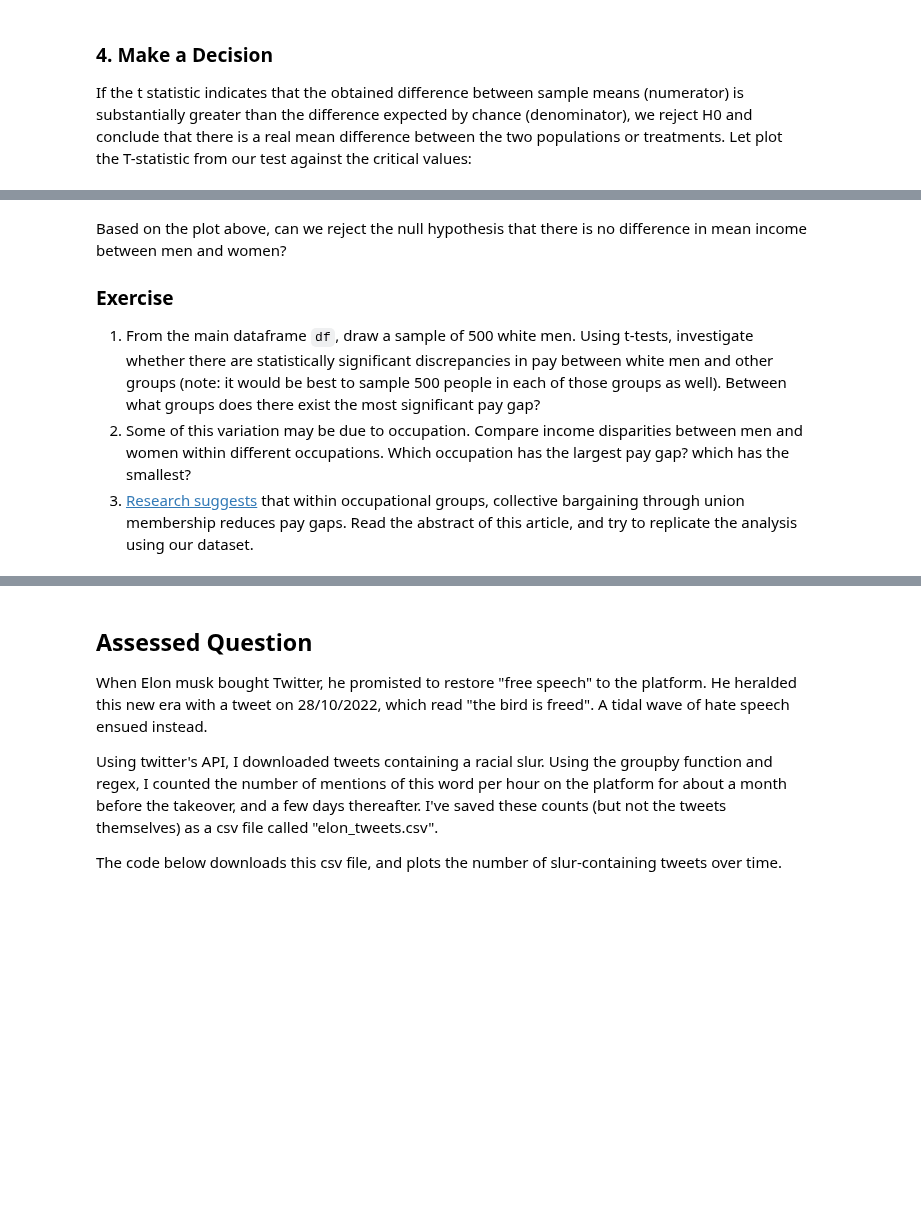
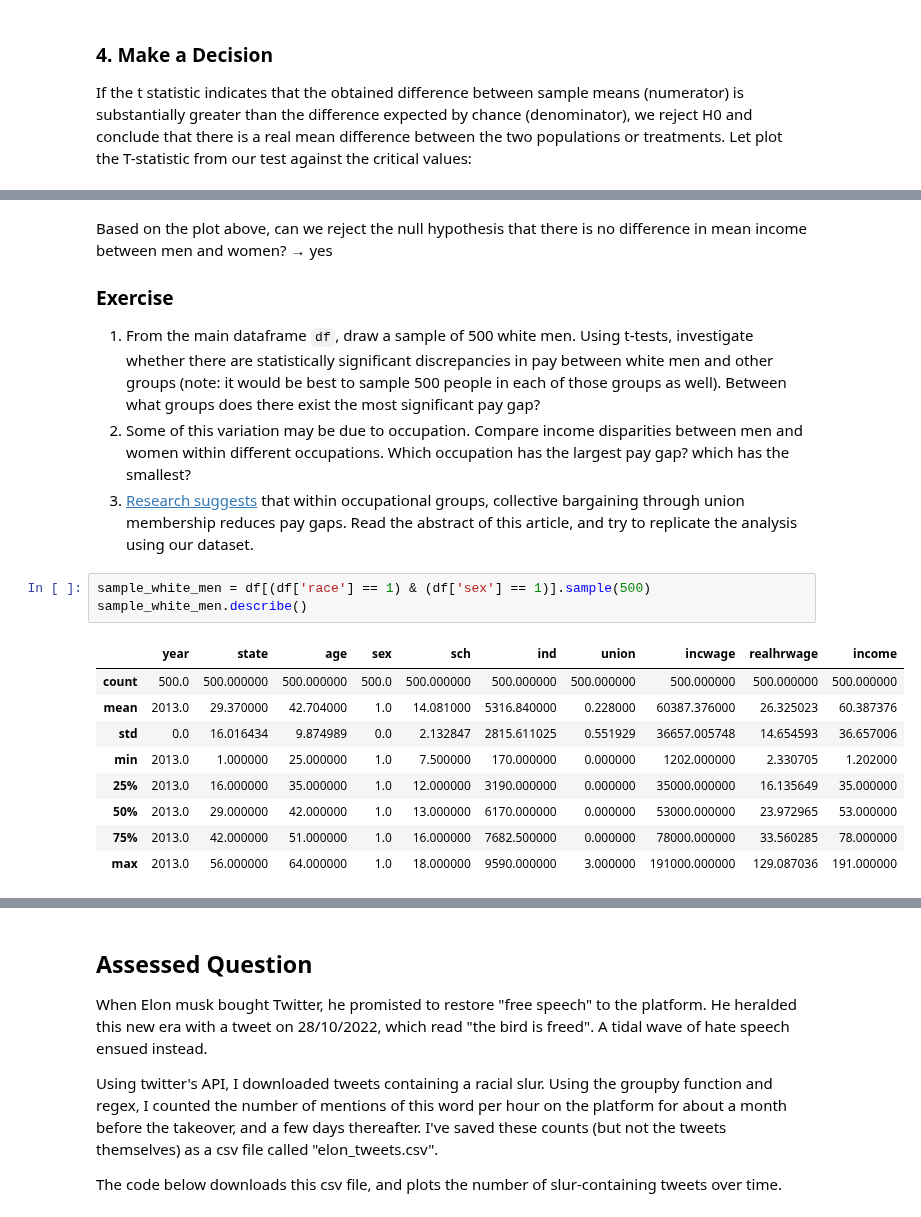
Before and after one commit to mizukihiruma/QM2, a Jupyter notebook: notebooks/W07. Hypothesis Testing.ipynb, the cells around one changed output, grey strips where cells are left out. Drawn from its saved outputs; the diff is of its cells as text; blank space fills up the shorter version.

```diff
--- a/notebooks/W07. Hypothesis Testing.ipynb
+++ b/notebooks/W07. Hypothesis Testing.ipynb
@@ -289,8 +291,22 @@ plot_z(t) # plot the test statistic on the z distribution
 # %% [markdown]
 Based on the plot above, can we reject the null hypothesis that there is no difference in mean income between men and women?
+→ yes
 
 ### Exercise
 
 1. From the main dataframe `df`, draw a sample of 500 white men. Using t-tests, investigate whether there are statistically significant discrepancies in pay between white men and other groups (note: it would be best to sample 500 people in each of those groups as well). Between what groups does there exist the most significant pay gap?
 2. Some of this variation may be due to occupation. Compare income disparities between men and women within different occupations. Which occupation has the largest pay gap? which has the smallest?
 3. [Research suggests](https://journals.sagepub.com/doi/abs/10.1177/0730888401028004005) that within occupational groups, collective bargaining through union membership reduces pay gaps. Read the abstract of this article, and try to replicate the analysis using our dataset.
+# %%
+sample_white_men = df[(df['race'] == 1) & (df['sex'] == 1)].sample(500)
+sample_white_men.describe()
+# %% [output]
+|  | year | state | age | sex | sch | ind | union | incwage | realhrwage | income |
+| count | 500.0 | 500.000000 | 500.000000 | 500.0 | 500.000000 | 500.000000 | 500.000000 | 500.000000 | 500.000000 | 500.000000 |
+| mean | 2013.0 | 29.370000 | 42.704000 | 1.0 | 14.081000 | 5316.840000 | 0.228000 | 60387.376000 | 26.325023 | 60.387376 |
+| std | 0.0 | 16.016434 | 9.874989 | 0.0 | 2.132847 | 2815.611025 | 0.551929 | 36657.005748 | 14.654593 | 36.657006 |
+| min | 2013.0 | 1.000000 | 25.000000 | 1.0 | 7.500000 | 170.000000 | 0.000000 | 1202.000000 | 2.330705 | 1.202000 |
+| 25% | 2013.0 | 16.000000 | 35.000000 | 1.0 | 12.000000 | 3190.000000 | 0.000000 | 35000.000000 | 16.135649 | 35.000000 |
+| 50% | 2013.0 | 29.000000 | 42.000000 | 1.0 | 13.000000 | 6170.000000 | 0.000000 | 53000.000000 | 23.972965 | 53.000000 |
+| 75% | 2013.0 | 42.000000 | 51.000000 | 1.0 | 16.000000 | 7682.500000 | 0.000000 | 78000.000000 | 33.560285 | 78.000000 |
+| max | 2013.0 | 56.000000 | 64.000000 | 1.0 | 18.000000 | 9590.000000 | 3.000000 | 191000.000000 | 129.087036 | 191.000000 |
```
Also changed, not shown: parts of 22 cells of this notebook.
